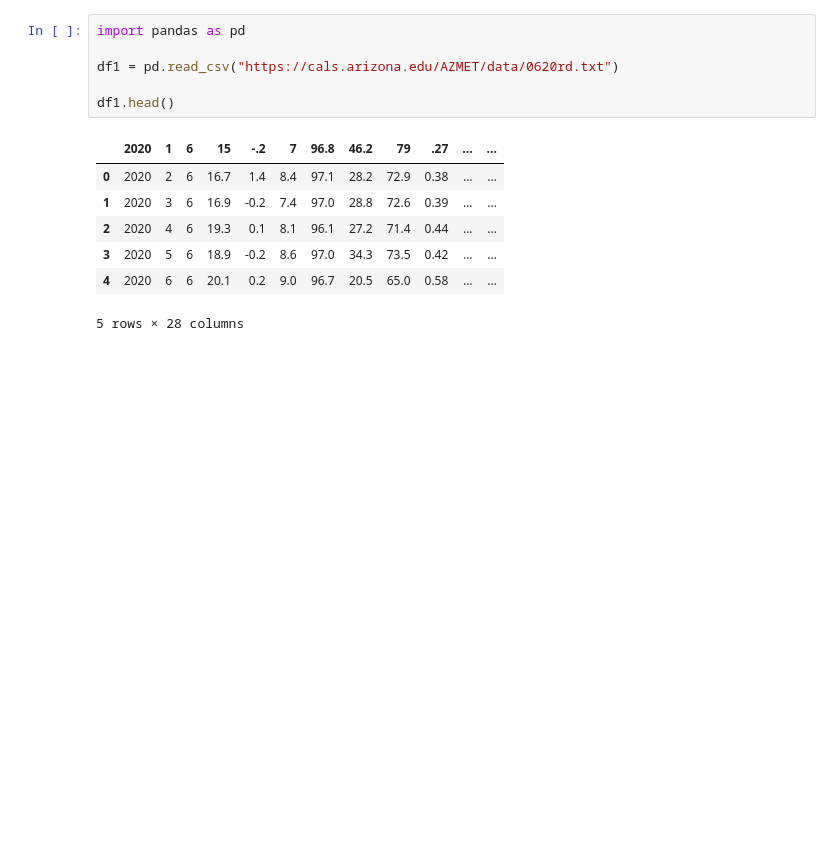
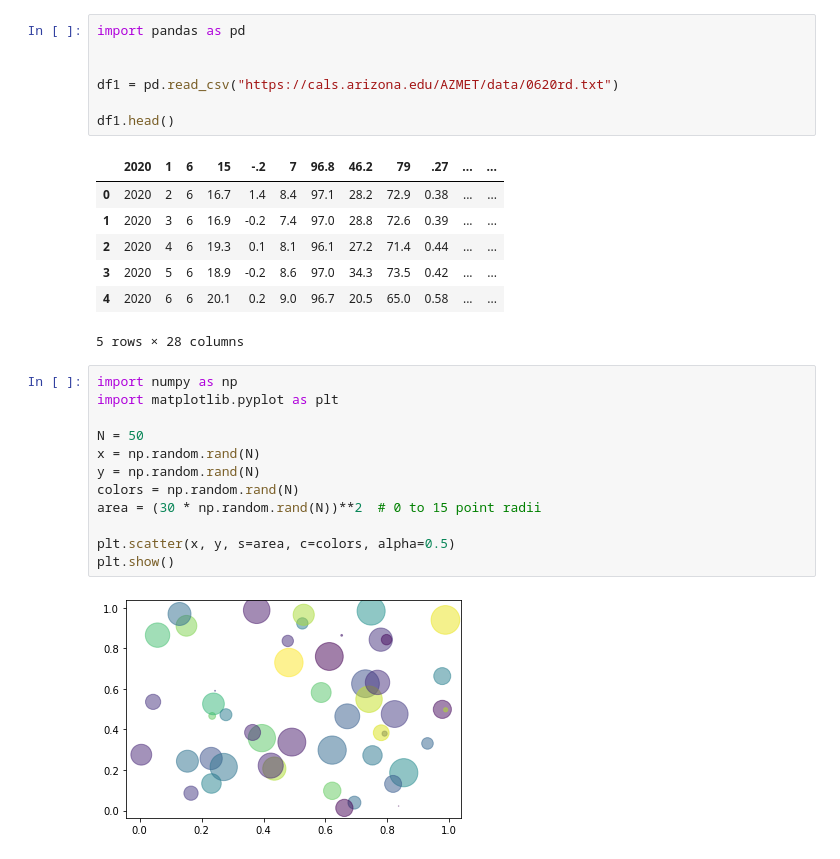
Before and after one commit to roybalmd4/flask, a Jupyter notebook: azmet_data.ipynb, the cells around one changed output. Drawn from its saved outputs; the diff is of its cells as text; blank space fills up the shorter version.

Commit message:
Updated checkdb and added graphics to Notebook

```diff
--- a/azmet_data.ipynb
+++ b/azmet_data.ipynb
@@ -1,5 +1,6 @@
 # %%
 import pandas as pd
+
 
 df1 = pd.read_csv("https://cals.arizona.edu/AZMET/data/0620rd.txt")
 
@@ -12,3 +13,17 @@ df1.head()
 | 3 | 2020 | 5 | 6 | 18.9 | -0.2 | 8.6 | 97.0 | 34.3 | 73.5 | 0.42 | ... | ... |
 | 4 | 2020 | 6 | 6 | 20.1 | 0.2 | 9.0 | 96.7 | 20.5 | 65.0 | 0.58 | ... | ... |
 5 rows × 28 columns
+# %%
+import numpy as np
+import matplotlib.pyplot as plt
+
+N = 50
+x = np.random.rand(N)
+y = np.random.rand(N)
+colors = np.random.rand(N)
+area = (30 * np.random.rand(N))**2  # 0 to 15 point radii
+
+plt.scatter(x, y, s=area, c=colors, alpha=0.5)
+plt.show()
+# %% [output]
+[figure, added]
```
Also changed, not shown: 1 other file.
